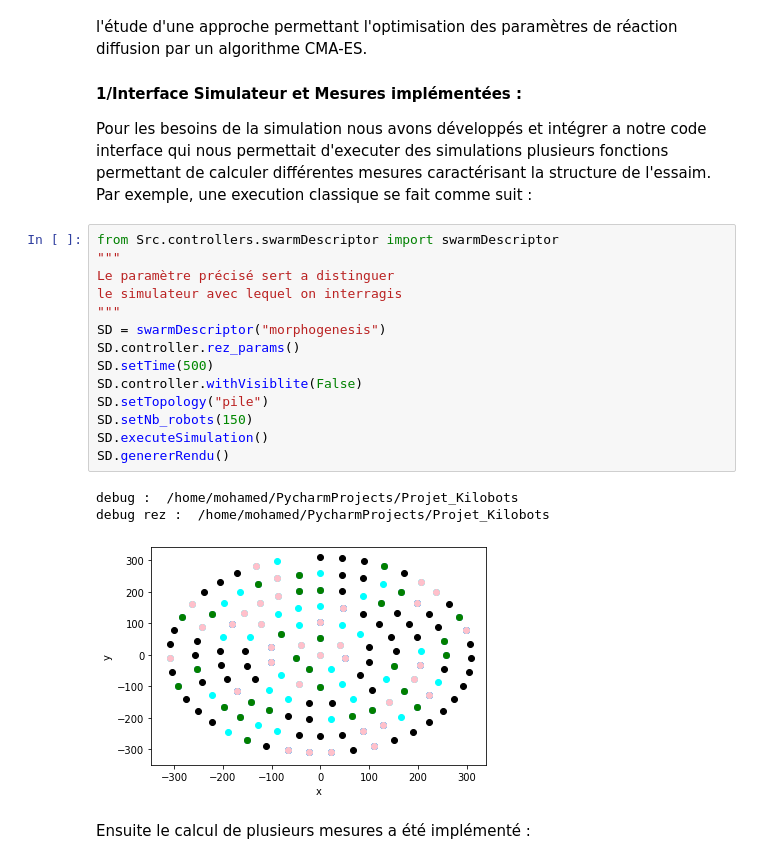
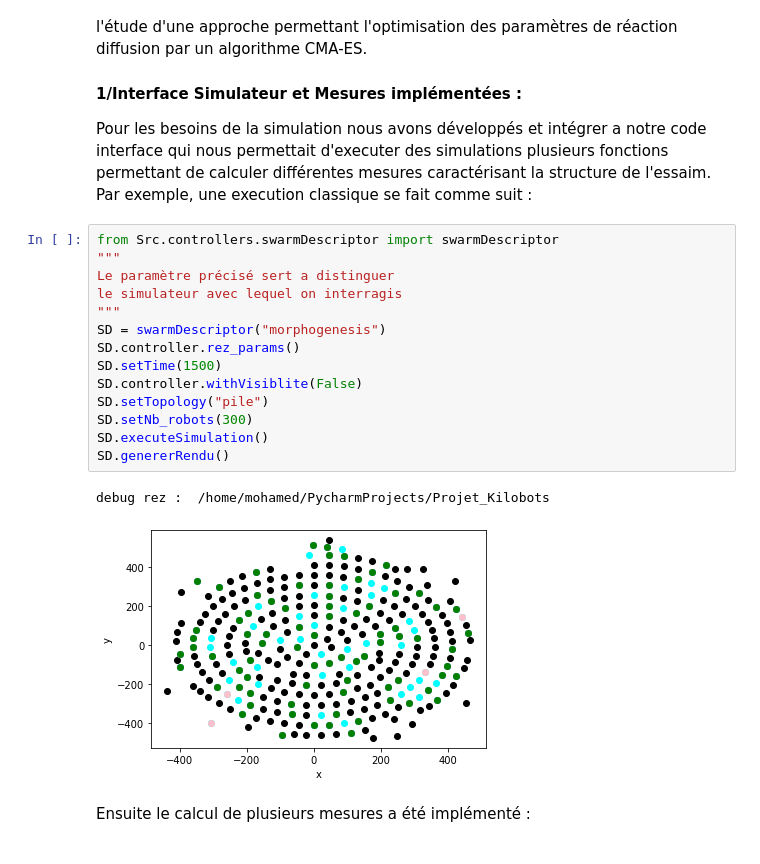
Before and after one commit to steagsInc/Projet_Kilobots, a Jupyter notebook: Rapport_1.ipynb, the cells around one changed output. Saved outputs shown, nothing was run; the diff lists cells and outputs as text.

```diff
--- a/Rapport_1.ipynb
+++ b/Rapport_1.ipynb
@@ -19,21 +18,20 @@ Par exemple, une execution classique se fait comme suit :
 # %%
 from Src.controllers.swarmDescriptor import swarmDescriptor
 """
 Le paramètre précisé sert a distinguer
 le simulateur avec lequel on interragis
 """
 SD = swarmDescriptor("morphogenesis")
 SD.controller.rez_params()
-SD.setTime(500)
+SD.setTime(1500)
 SD.controller.withVisiblite(False)
 SD.setTopology("pile")
-SD.setNb_robots(150)
+SD.setNb_robots(300)
 SD.executeSimulation()
 SD.genererRendu()
 # %% [output]
-debug :  /home/mohamed/PycharmProjects/Projet_Kilobots
 debug rez :  /home/mohamed/PycharmProjects/Projet_Kilobots
-[figure, old version]
+[figure, new version]
 # %% [markdown]
 Ensuite le calcul de plusieurs mesures a été implémenté :
 # %%
```
Also changed, not shown: parts of 7 cells of this notebook, 16 other files.
